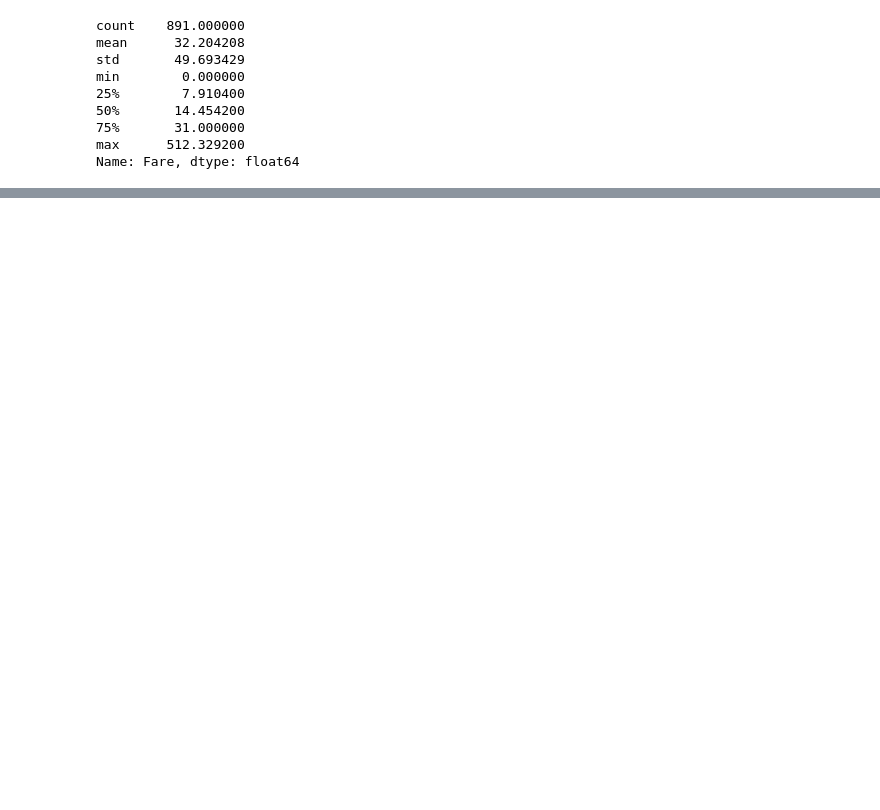
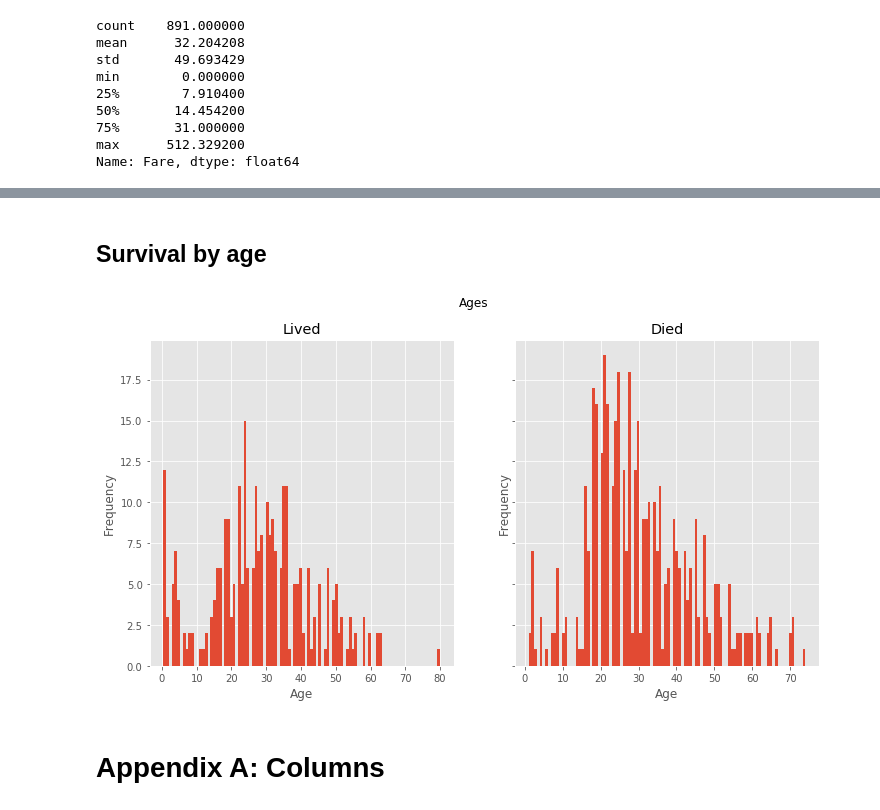
Before and after one commit to mehemken/kaggle, a Jupyter notebook: titanic/titanic_competition.ipynb, the cells around one changed output, grey strips where cells are left out. Cells and saved outputs as stored; diff of their text form; code cells hidden in the pictures; blank space fills up the shorter version.

```diff
--- a/titanic/titanic_competition.ipynb
+++ b/titanic/titanic_competition.ipynb
@@ -71,0 +77,19 @@ g['Fare'].agg(['size', 'min', 'max'])
+# %% [markdown]
+## Survival by age
+# %%
+lived = df[df['Survived'] == 1].copy()
+died = df[df['Survived'] == 0].copy()
+
+fig, (ax1, ax2) = plt.subplots(1, 2, figsize=(12,6), sharey=True)
+fig.suptitle('Ages')
+lived['Age'].hist(bins=100, ax=ax1)
+ax1.set_title('Lived')
+died['Age'].hist(bins=100, ax=ax2)
+ax2.set_title('Died')
+for i in (ax1, ax2):
+    i.set_xlabel('Age')
+    i.set_ylabel('Frequency')
+# %% [output]
+[figure, added]
+# %% [markdown]
+# Appendix A: Columns
```
Also changed, not shown: parts of 15 cells of this notebook.
